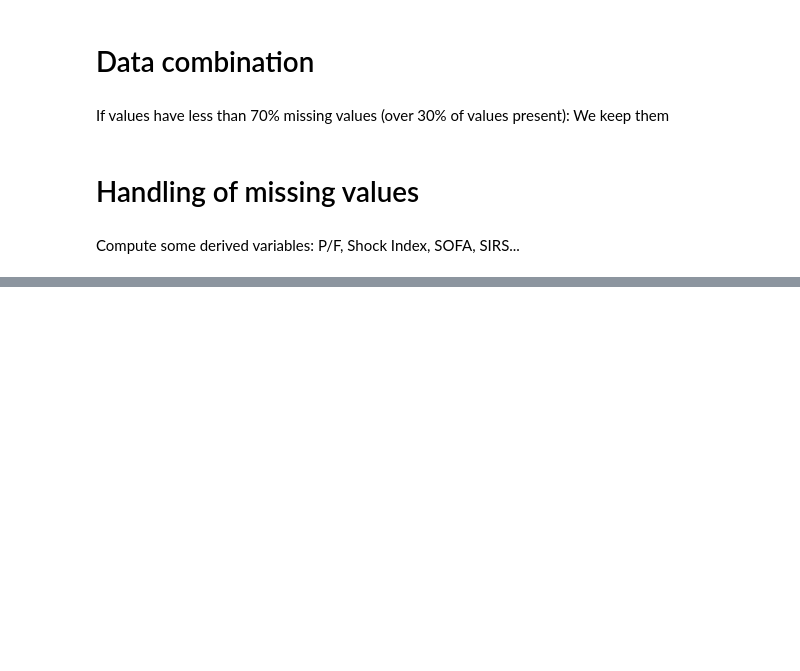
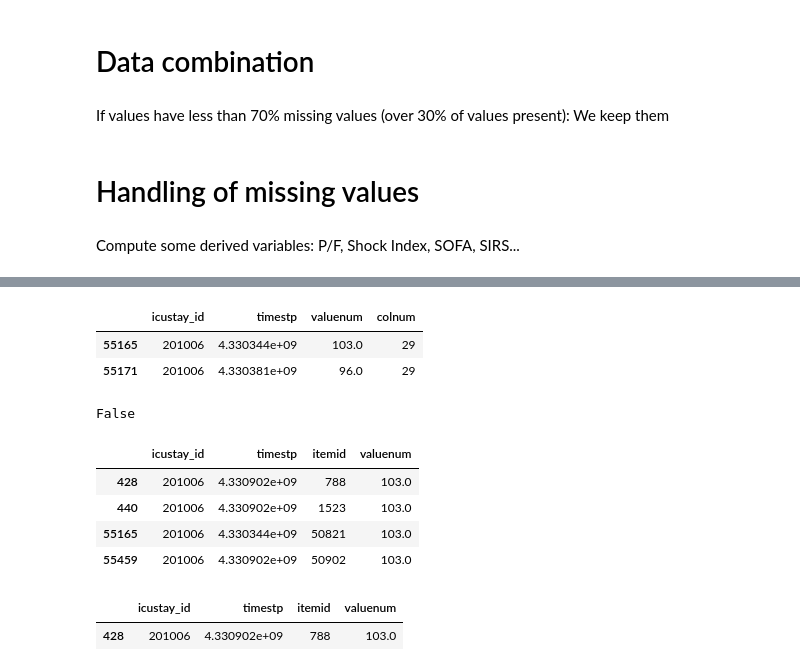
Before and after one commit to faaizT/AI_Clinician, a Jupyter notebook: AIClinician_sepsis3_def.ipynb, the cells around one changed output, grey strips where cells are left out. Drawn from its saved outputs; the diff is of its cells as text; code cells hidden in the pictures; blank space fills up the shorter version.

```diff
--- a/AIClinician_sepsis3_def.ipynb
+++ b/AIClinician_sepsis3_def.ipynb
@@ -557,0 +680,14 @@ reformat4.head()
+# %%
+r.at[1,'charttime']
+labU.loc[(labU['icustay_id']==1006 + 200000) & (labU['timestp']==4330343880.0)]
+# labU.loc[(labU['icustay_id']==1006 + 200000), 'timestp'].values[4]
+# ce010.loc[(ce010['icustay_id']==1006 + 200000) & ce010['charttime']==4330343880.0]
+
+qst = onset.loc[onset['icustay_id'] == 1006, 'onsettime']
+temp2 = labU.loc[labU['icustay_id'] == 1006 + 200000]
+temp2 = temp2.loc[temp2['timestp'].between(qst.values[0]-(winb4+4)*3600,qst.values[0]+(winaft+4)*3600)]
+temp2.loc[temp2['colnum']==29]
+# %% [output]
+|  | icustay_id | timestp | valuenum | colnum |
+| 55165 | 201006 | 4.330344e+09 | 103.0 | 29 |
+| 55171 | 201006 | 4.330381e+09 | 96.0 | 29 |
@@ -557,0 +697,18 @@ reformat4.head()
+# %%
+60 in r
+# %% [output]
+False
+# %%
+labU1 = pd.concat([lab_ce, lab_le], ignore_index = True)
+labU1.loc[(labU1['icustay_id']==201006) & (labU1['valuenum']==103.0)]
+# %% [output]
+|  | icustay_id | timestp | itemid | valuenum |
+| 428 | 201006 | 4.330902e+09 | 788 | 103.0 |
+| 440 | 201006 | 4.330902e+09 | 1523 | 103.0 |
+| 55165 | 201006 | 4.330344e+09 | 50821 | 103.0 |
+| 55459 | 201006 | 4.330902e+09 | 50902 | 103.0 |
+# %%
+lab_ce.loc[[428]]
+# %% [output]
+|  | icustay_id | timestp | itemid | valuenum |
+| 428 | 201006 | 4.330902e+09 | 788 | 103.0 |
```
Also changed, not shown: parts of 10 cells of this notebook.
